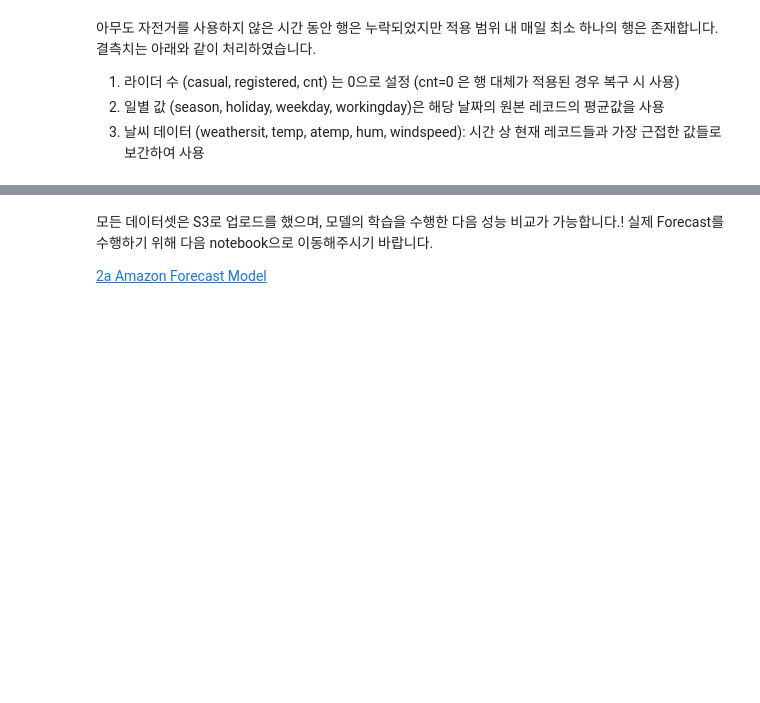
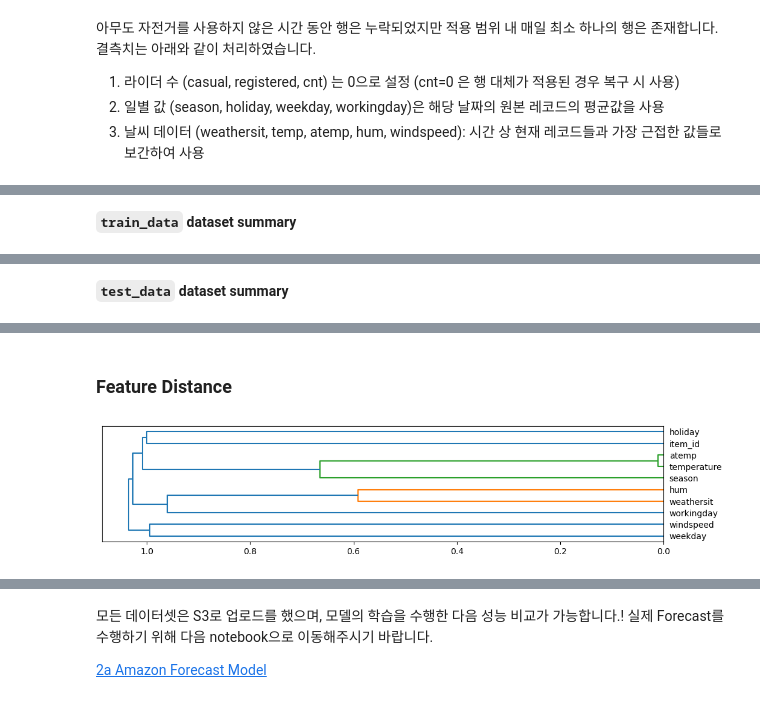
Before and after one commit to Napkin-DL/amazon-forecast-workshop, a Jupyter notebook: 1_Data_Preparation.ipynb, the cells around one changed output, grey strips where cells are left out. Saved outputs shown, nothing was run; the diff lists cells and outputs as text; code cells hidden in the pictures; blank space fills up the shorter version.

```diff
--- a/1_Data_Preparation.ipynb
+++ b/1_Data_Preparation.ipynb
@@ -425,0 +569,4 @@ print("Done")
+# %%
+target_train_df.rename(columns={ "customer_type": "item_id" }, inplace=True)
+target_test_df.rename(columns={ "customer_type": "item_id" }, inplace=True)
+target_train_df.head()
@@ -425,0 +588,14 @@ print("Done")
+# %%
+# Duplicate data for each item_id in the target dataframe:
+related_peritem_dfs = []
+item_ids = target_train_df["item_id"].unique()
+for item_id in item_ids:
+    df = related_df.copy()
+    df["item_id"] = item_id
+    related_peritem_dfs.append(df)
+
+related_df = pd.concat(related_peritem_dfs).sort_values(["timestamp", "item_id"]).reset_index(drop=True)
+
+# Rename any reserved columns to keep Forecast happy:
+related_df.rename(columns={ "temp": "temperature" }, inplace=True)
+related_df.head()
@@ -425,0 +609,3 @@ print("Done")
+# %%
+train_df = pd.merge(target_train_df, related_df, on=['timestamp', 'item_id'], how='left')
+test_df = pd.merge(target_test_df, related_df, on=['timestamp', 'item_id'], how='left')
@@ -425,0 +615,6 @@ print("Done")
+# %%
+import autogluon.eda.auto as auto
+
+auto.dataset_overview(train_data=train_df,test_data=test_df, label='demand')
+# %% [output]
+**`train_data` dataset summary**
@@ -425,0 +634 @@ print("Done")
+**`test_data` dataset summary**
@@ -425,0 +648,2 @@ print("Done")
+### Feature Distance
+[figure, added]
```
Also changed, not shown: parts of 31 cells of this notebook, 11 other files.
